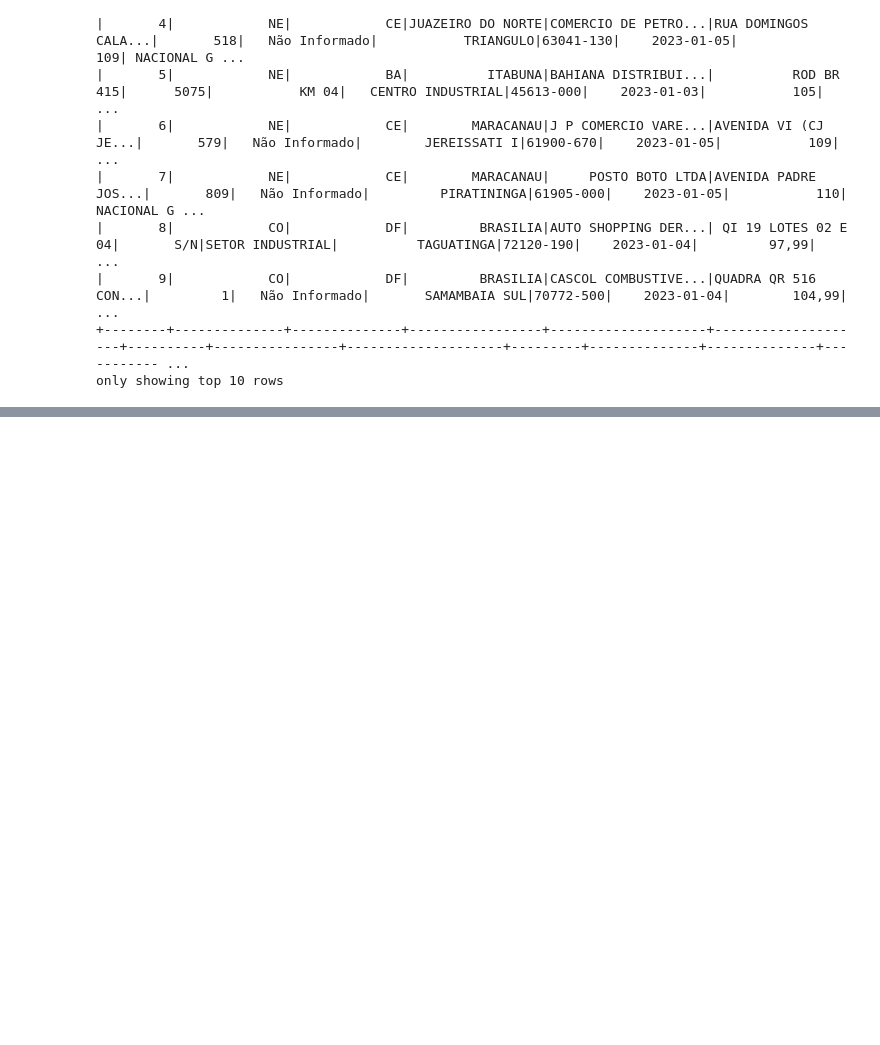
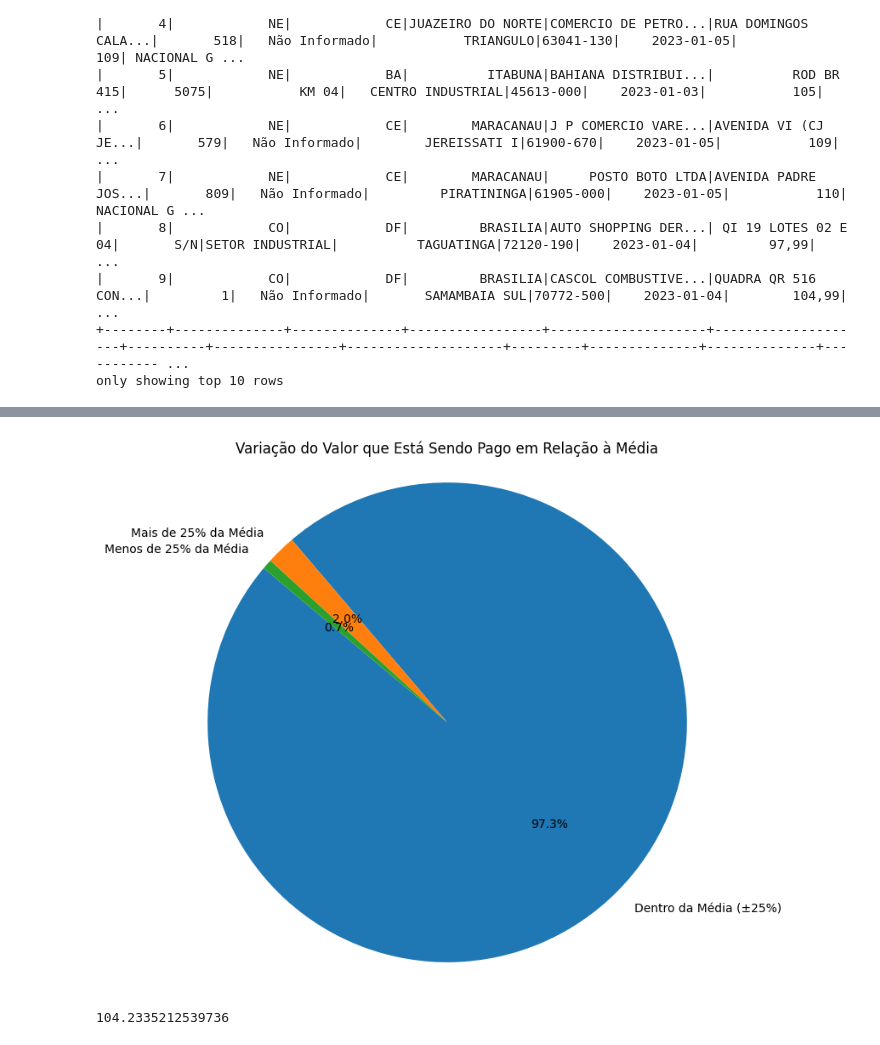
Before and after one commit to KoreTane/Analise-GLP, a Jupyter notebook: AnálisePreçoGLP.ipynb, the cells around one changed output, grey strips where cells are left out. Saved outputs shown, nothing was run; the diff lists cells and outputs as text; code cells hidden in the pictures; blank space fills up the shorter version.

```diff
--- a/AnálisePreçoGLP.ipynb
+++ b/AnálisePreçoGLP.ipynb
@@ -530,6 +512,36 @@ fig_value.show()
 # %% [output]
 [interactive output not drawn]
 [interactive output not drawn]
+# %%
+# Calcular a média do Valor de Venda
+media_valor_venda = union_df_pd['Valor de Venda'].mean()
+
+# Definir as faixas
+def categorizar_valor(valor):
+    if valor < media_valor_venda * 0.75:  # Menos de 25% da média
+        return 'Menos de 25% da Média'
+    elif valor <= media_valor_venda * 1.25:  # Dentro da média (±25%)
+        return 'Dentro da Média (±25%)'
+    else:  # Mais de 25% da média
+        return 'Mais de 25% da Média'
+
+# Aplicar a função para categorizar os valores
+union_df_pd['Categoria'] = union_df_pd['Valor de Venda'].apply(categorizar_valor)
+
+# Contar as ocorrências em cada categoria
+contagem_categorias = union_df_pd['Categoria'].value_counts()
+
+plt.figure(figsize=(8, 8))
+plt.pie(contagem_categorias, labels=contagem_categorias.index, autopct='%1.1f%%', startangle=140)
+plt.title('Variação do Valor que Está Sendo Pago em Relação à Média')
+plt.axis('equal')
+plt.show()
+# %% [output]
+[figure, added]
+# %%
+union_df_pd['Valor de Venda'].mean()
+# %% [output]
+104.2335212539736
 # %%
 from pyspark.ml.feature import StringIndexer
 # Definindo as colunas categóricas e numéricas
```
Also changed, not shown: parts of 4 cells of this notebook.
